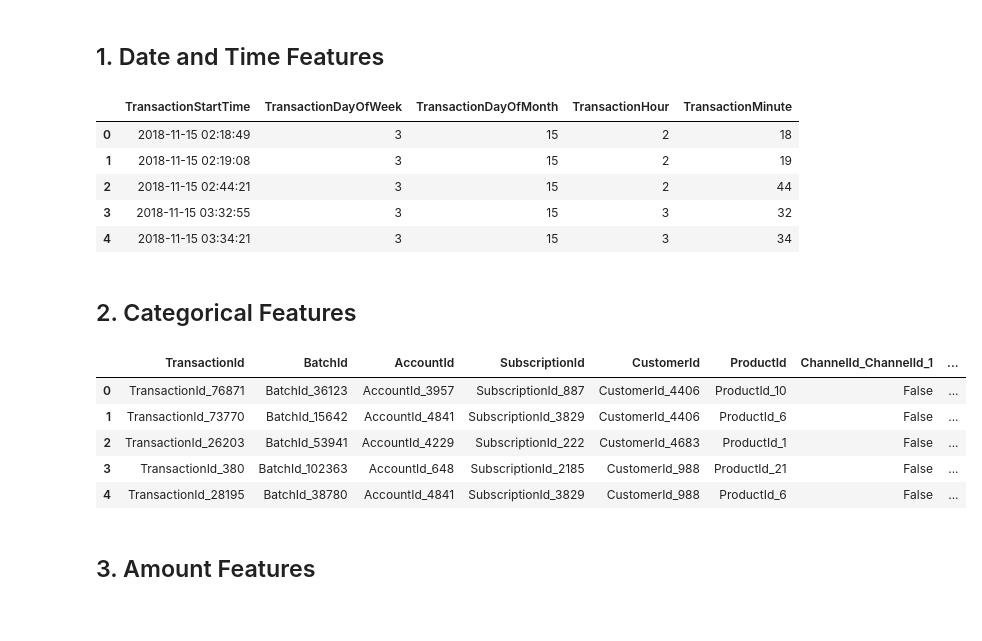
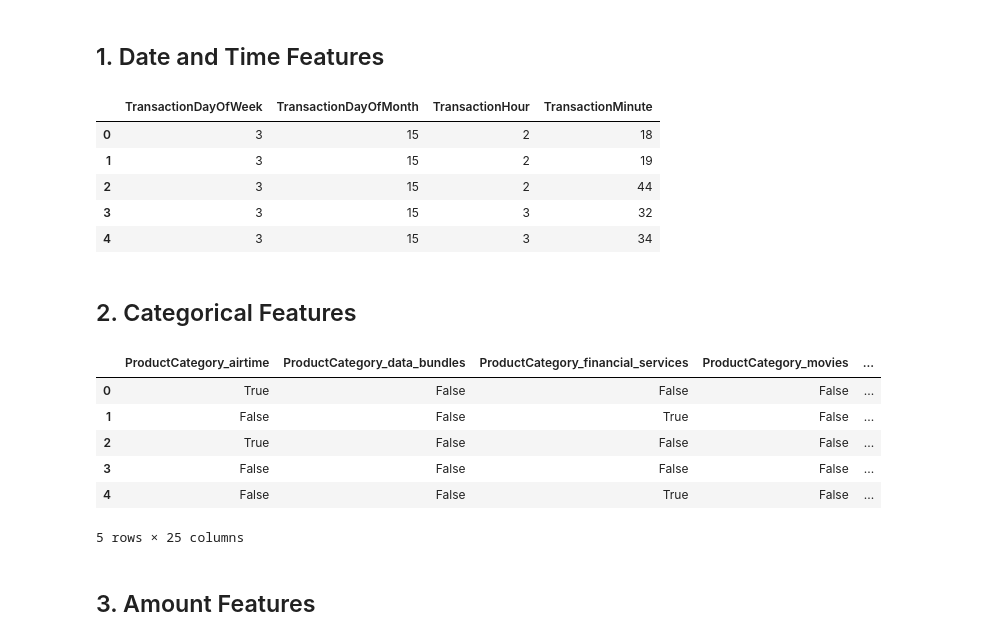
Before and after one commit to SarahLiettefti/AI5L_AILab_FraudDetection, a Jupyter notebook: featuring.ipynb, the cells around one changed output. Saved outputs shown, nothing was run; the diff lists cells and outputs as text; code cells hidden in the pictures.

```diff
--- a/featuring.ipynb
+++ b/featuring.ipynb
@@ -38,40 +140,70 @@ sample_submission = pd.read_csv("input/sample_submission.csv")
 ## 1. Date and Time Features
 # %%
 # convert TransactionStartTime column to datetime format
-data['TransactionStartTime'] = pd.to_datetime(df['TransactionStartTime'], format='%Y-%m-%dT%H:%M:%SZ')
+data["TransactionStartTime"] = pd.to_datetime(
+    df["TransactionStartTime"], format="%Y-%m-%dT%H:%M:%SZ"
+)
+X_test["TransactionStartTime"] = pd.to_datetime(
+    X_test["TransactionStartTime"], format="%Y-%m-%dT%H:%M:%SZ"
+)
 
 # extract date and time features
-data['TransactionDayOfWeek'] = data['TransactionStartTime'].dt.dayofweek
-data['TransactionDayOfMonth'] = data['TransactionStartTime'].dt.day
-data['TransactionHour'] = data['TransactionStartTime'].dt.hour
-data['TransactionMinute'] = data['TransactionStartTime'].dt.minute
+data["TransactionDayOfWeek"] = data["TransactionStartTime"].dt.dayofweek
+data["TransactionDayOfMonth"] = data["TransactionStartTime"].dt.day
+data["TransactionHour"] = data["TransactionStartTime"].dt.hour
+data["TransactionMinute"] = data["TransactionStartTime"].dt.minute
+
+X_test["TransactionDayOfWeek"] = X_test["TransactionStartTime"].dt.dayofweek
+X_test["TransactionDayOfMonth"] = X_test["TransactionStartTime"].dt.day
+X_test["TransactionHour"] = X_test["TransactionStartTime"].dt.hour
+X_test["TransactionMinute"] = X_test["TransactionStartTime"].dt.minute
+
+# drop TransactionStartTime
+data = data.drop("TransactionStartTime", axis=1)
+X_test = X_test.drop("TransactionStartTime", axis=1)
 
 # Show the new features
-data[['TransactionStartTime', 'TransactionDayOfWeek', 'TransactionDayOfMonth', 'TransactionHour', 'TransactionMinute']].head()
+data[
+    [
+        "TransactionDayOfWeek",
+        "TransactionDayOfMonth",
+        "TransactionHour",
+        "TransactionMinute",
+    ]
+].head()
 # %% [output]
-|  | TransactionStartTime | TransactionDayOfWeek | TransactionDayOfMonth | TransactionHour | TransactionMinute |
-| 0 | 2018-11-15 02:18:49 | 3 | 15 | 2 | 18 |
-| 1 | 2018-11-15 02:19:08 | 3 | 15 | 2 | 19 |
-| 2 | 2018-11-15 02:44:21 | 3 | 15 | 2 | 44 |
-| 3 | 2018-11-15 03:32:55 | 3 | 15 | 3 | 32 |
-| 4 | 2018-11-15 03:34:21 | 3 | 15 | 3 | 34 |
+|  | TransactionDayOfWeek | TransactionDayOfMonth | TransactionHour | TransactionMinute |
+| 0 | 3 | 15 | 2 | 18 |
+| 1 | 3 | 15 | 2 | 19 |
+| 2 | 3 | 15 | 2 | 44 |
+| 3 | 3 | 15 | 3 | 32 |
+| 4 | 3 | 15 | 3 | 34 |
 # %% [markdown]
 ## 2. Categorical Features
 # %%
 # Select the categorical columns to one-hot encode
-cat_cols = ['ProductCategory', 'ChannelId', 'ProviderId', 'PricingStrategy']
+cat_cols = ["ProductCategory", "ChannelId", "ProviderId", "PricingStrategy"]
+# for col in cat_cols:
+#     print(data[col].unique())
+#     print(X_test[col].unique())
 
 # One-hot encode the categorical columns
 data = pd.get_dummies(data, columns=cat_cols)
+data["ChannelId_4"] = False
+data["ProductCategory_retail"] = False
+X_test = pd.get_dummies(X_test, columns=cat_cols)
+X_test["ProductCategory_other"] = False
 
 # Show the new features
-data.filter(like='Id').head()
+new_columns = [col for col in data.columns if col.startswith(tuple(cat_cols))]
+data[new_columns].head()
 # %% [output]
-|  | TransactionId | BatchId | AccountId | SubscriptionId | CustomerId | ProductId | ChannelId_ChannelId_1 | ... |
-| 0 | TransactionId_76871 | BatchId_36123 | AccountId_3957 | SubscriptionId_887 | CustomerId_4406 | ProductId_10 | False | ... |
-| 1 | TransactionId_73770 | BatchId_15642 | AccountId_4841 | SubscriptionId_3829 | CustomerId_4406 | ProductId_6 | False | ... |
-| 2 | TransactionId_26203 | BatchId_53941 | AccountId_4229 | SubscriptionId_222 | CustomerId_4683 | ProductId_1 | False | ... |
-| 3 | TransactionId_380 | BatchId_102363 | AccountId_648 | SubscriptionId_2185 | CustomerId_988 | ProductId_21 | False | ... |
-| 4 | TransactionId_28195 | BatchId_38780 | AccountId_4841 | SubscriptionId_3829 | CustomerId_988 | ProductId_6 | False | ... |
+|  | ProductCategory_airtime | ProductCategory_data_bundles | ProductCategory_financial_services | ProductCategory_movies | ... |
+| 0 | True | False | False | False | ... |
+| 1 | False | False | True | False | ... |
+| 2 | True | False | False | False | ... |
+| 3 | False | False | False | False | ... |
+| 4 | False | False | True | False | ... |
+5 rows × 25 columns
 # %% [markdown]
 ## 3. Amount Features
```
Also changed, not shown: parts of 21 cells of this notebook.
